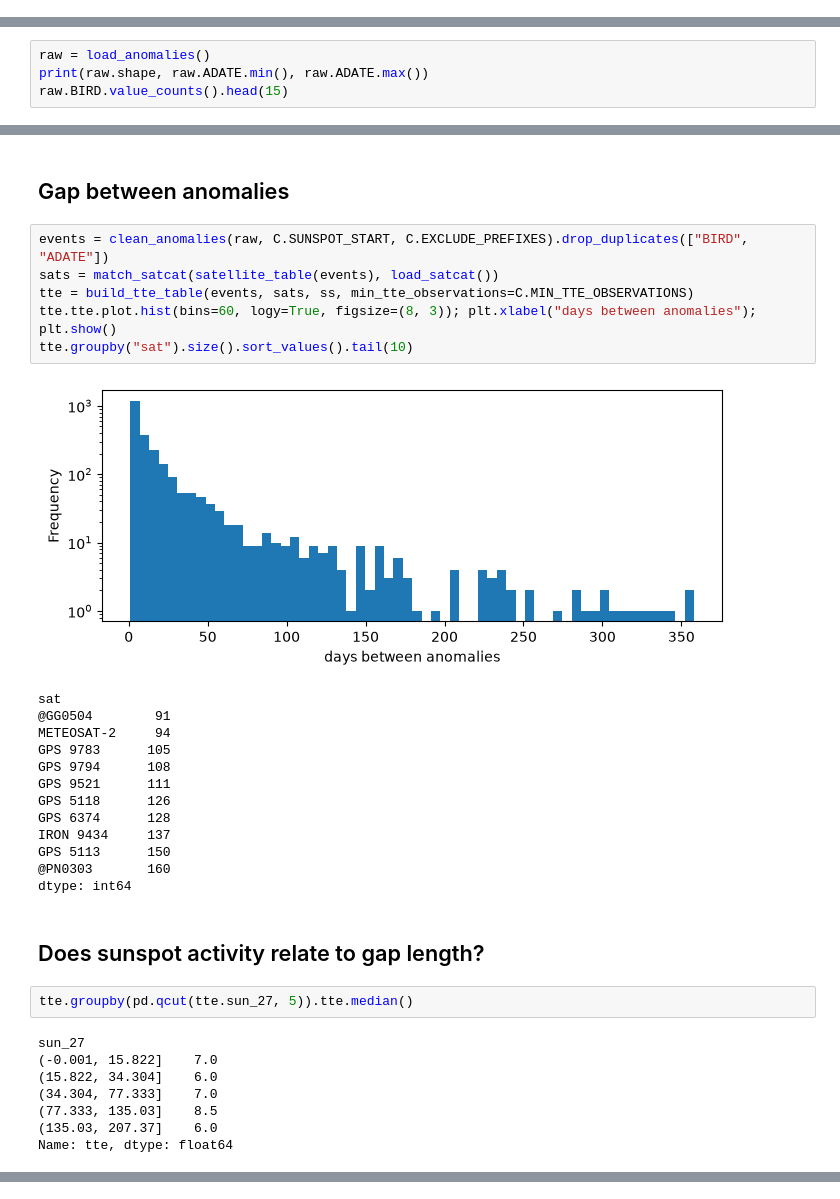
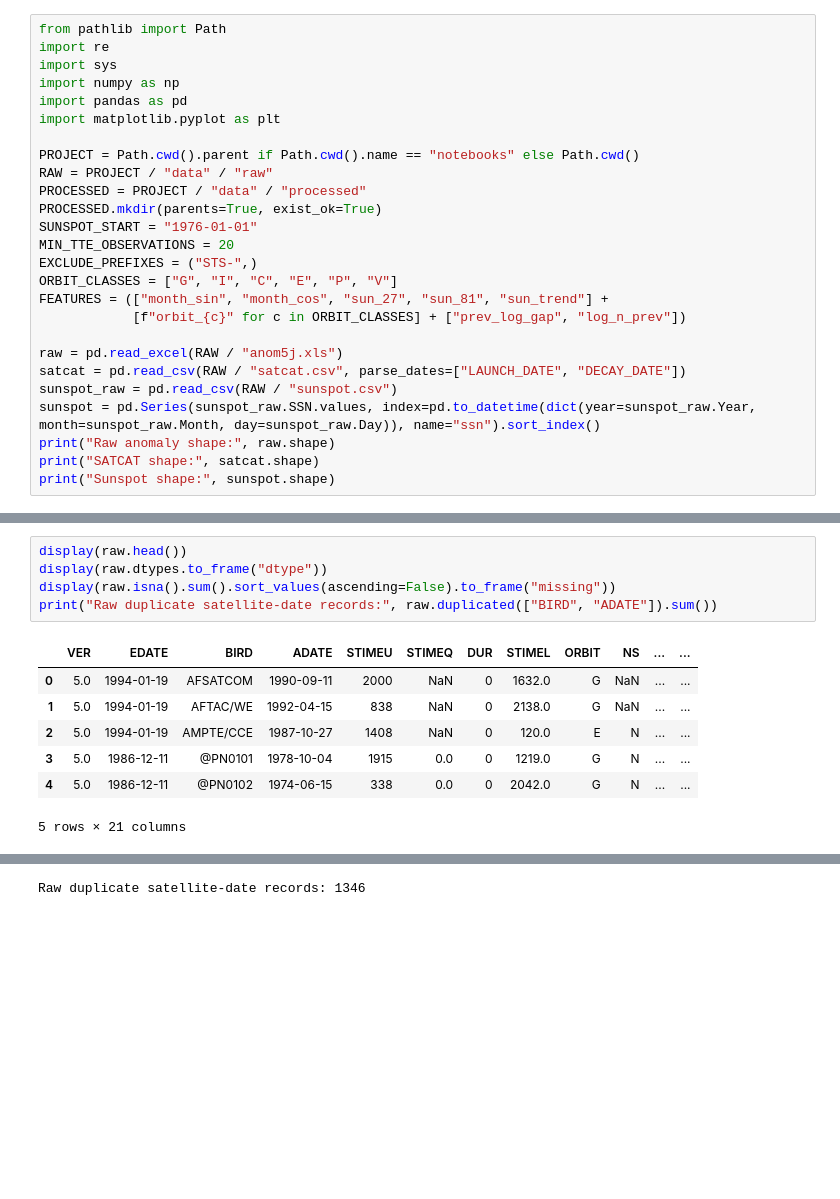
Before and after one commit to Sowmya-Ramesh-24/Satellite-Anomaly-Prediction-ML-Project, a Jupyter notebook: notebooks/exploration.ipynb, the cells around one changed output, grey strips where cells are left out. Drawn from its saved outputs; the diff is of its cells as text; blank space fills up the shorter version.

```diff
--- a/notebooks/exploration.ipynb
+++ b/notebooks/exploration.ipynb
@@ -16,0 +5,26 @@ build_tte_table = create_tte.build_tte_table
+# %%
+from pathlib import Path
+import re
+import sys
+import numpy as np
+import pandas as pd
+import matplotlib.pyplot as plt
+
+PROJECT = Path.cwd().parent if Path.cwd().name == "notebooks" else Path.cwd()
+RAW = PROJECT / "data" / "raw"
+PROCESSED = PROJECT / "data" / "processed"
+PROCESSED.mkdir(parents=True, exist_ok=True)
+SUNSPOT_START = "1976-01-01"
+MIN_TTE_OBSERVATIONS = 20
+EXCLUDE_PREFIXES = ("STS-",)
+ORBIT_CLASSES = ["G", "I", "C", "E", "P", "V"]
+FEATURES = (["month_sin", "month_cos", "sun_27", "sun_81", "sun_trend"] +
+            [f"orbit_{c}" for c in ORBIT_CLASSES] + ["prev_log_gap", "log_n_prev"])
+
+raw = pd.read_excel(RAW / "anom5j.xls")
+satcat = pd.read_csv(RAW / "satcat.csv", parse_dates=["LAUNCH_DATE", "DECAY_DATE"])
+sunspot_raw = pd.read_csv(RAW / "sunspot.csv")
+sunspot = pd.Series(sunspot_raw.SSN.values, index=pd.to_datetime(dict(year=sunspot_raw.Year, month=sunspot_raw.Month, day=sunspot_raw.Day)), name="ssn").sort_index()
+print("Raw anomaly shape:", raw.shape)
+print("SATCAT shape:", satcat.shape)
+print("Sunspot shape:", sunspot.shape)
@@ -19,4 +36,0 @@ build_tte_table = create_tte.build_tte_table
-# %%
-raw = load_anomalies()
-print(raw.shape, raw.ADATE.min(), raw.ADATE.max())
-raw.BIRD.value_counts().head(15)
@@ -49,34 +37,13 @@ ss.plot(figsize=(10, 3), title='Daily sunspot number'); plt.show()
-# %% [markdown]
-## Gap between anomalies
-# %%
-events = clean_anomalies(raw, C.SUNSPOT_START, C.EXCLUDE_PREFIXES).drop_duplicates(["BIRD", "ADATE"])
-sats = match_satcat(satellite_table(events), load_satcat())
-tte = build_tte_table(events, sats, ss, min_tte_observations=C.MIN_TTE_OBSERVATIONS)
-tte.tte.plot.hist(bins=60, logy=True, figsize=(8, 3)); plt.xlabel("days between anomalies"); plt.show()
-tte.groupby("sat").size().sort_values().tail(10)
-# %% [output]
-[figure, removed]
-sat
-@GG0504        91
-METEOSAT-2     94
-GPS 9783      105
-GPS 9794      108
-GPS 9521      111
-GPS 5118      126
-GPS 6374      128
-IRON 9434     137
-GPS 5113      150
-@PN0303       160
-dtype: int64
-# %% [markdown]
-## Does sunspot activity relate to gap length?
-# %%
-tte.groupby(pd.qcut(tte.sun_27, 5)).tte.median()
-# %% [output]
-sun_27
-(-0.001, 15.822]    7.0
-(15.822, 34.304]    6.0
-(34.304, 77.333]    7.0
-(77.333, 135.03]    8.5
-(135.03, 207.37]    6.0
-Name: tte, dtype: float64
+# %%
+display(raw.head())
+display(raw.dtypes.to_frame("dtype"))
+display(raw.isna().sum().sort_values(ascending=False).to_frame("missing"))
+print("Raw duplicate satellite-date records:", raw.duplicated(["BIRD", "ADATE"]).sum())
+# %% [output]
+|  | VER | EDATE | BIRD | ADATE | STIMEU | STIMEQ | DUR | STIMEL | ORBIT | NS | ... | ... |
+| 0 | 5.0 | 1994-01-19 | AFSATCOM | 1990-09-11 | 2000 | NaN | 0 | 1632.0 | G | NaN | ... | ... |
+| 1 | 5.0 | 1994-01-19 | AFTAC/WE | 1992-04-15 | 838 | NaN | 0 | 2138.0 | G | NaN | ... | ... |
+| 2 | 5.0 | 1994-01-19 | AMPTE/CCE | 1987-10-27 | 1408 | NaN | 0 | 120.0 | E | N | ... | ... |
+| 3 | 5.0 | 1986-12-11 | @PN0101 | 1978-10-04 | 1915 | 0.0 | 0 | 1219.0 | G | N | ... | ... |
+| 4 | 5.0 | 1986-12-11 | @PN0102 | 1974-06-15 | 338 | 0.0 | 0 | 2042.0 | G | N | ... | ... |
+5 rows × 21 columns
@@ -82,0 +84 @@ Name: tte, dtype: float64
+Raw duplicate satellite-date records: 1346
```
Also changed, not shown: parts of 14 cells of this notebook, 25 other files.
